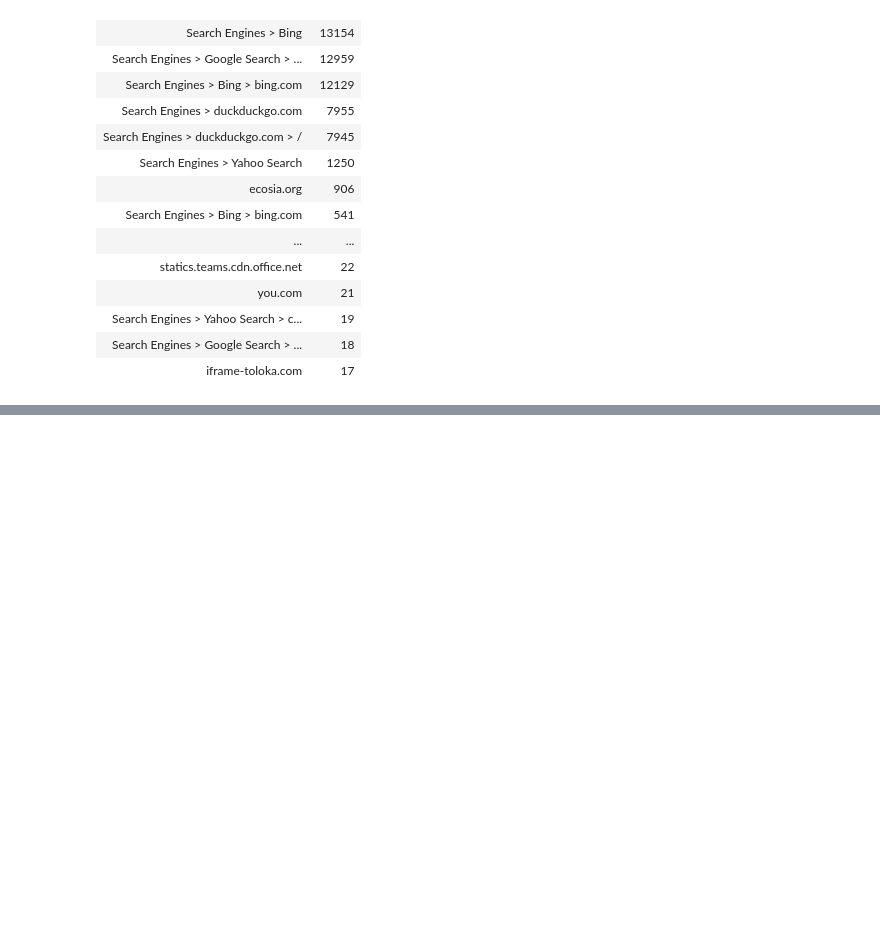
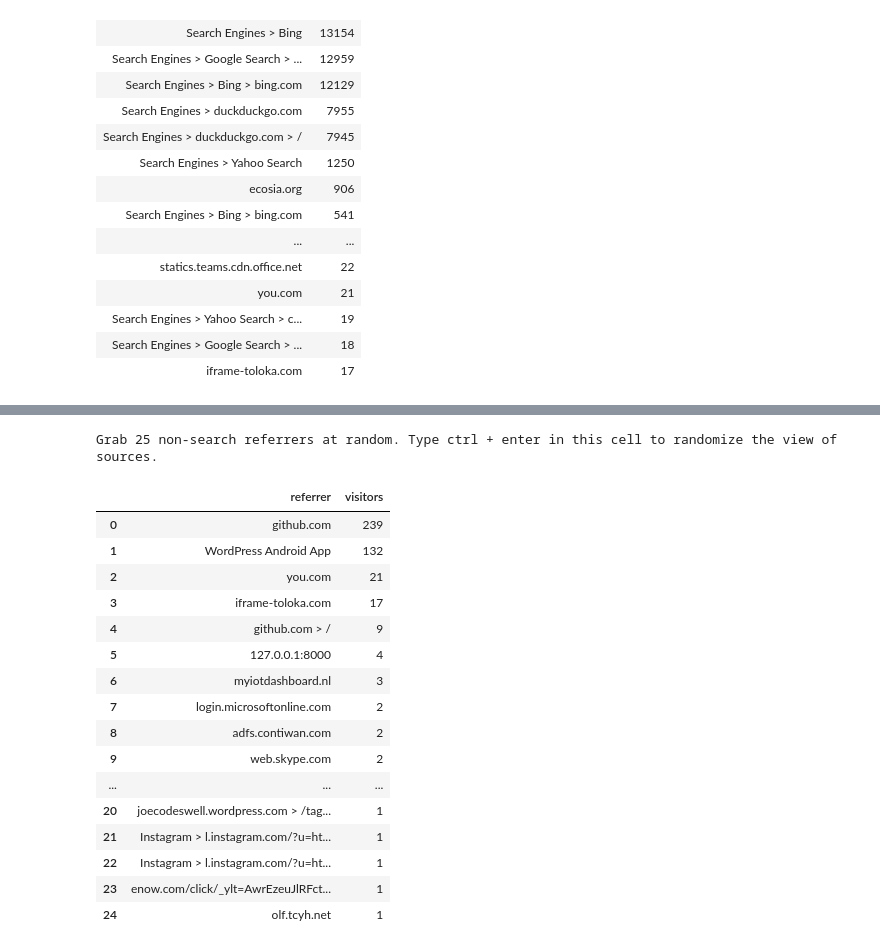
Before and after one commit to erickbytes/lofipy, a Jupyter notebook: Python Blog Referrers.ipynb, the cells around one changed output, grey strips where cells are left out. Cells and saved outputs as stored; diff of their text form; code cells hidden in the pictures; blank space fills up the shorter version.

```diff
--- a/Python Blog Referrers.ipynb
+++ b/Python Blog Referrers.ipynb
@@ -116,0 +127,24 @@ nonsearch_referrals.nlargest(50, "visitors").reset_index(drop=True)
+# %%
+print("Grab 25 non-search referrers at random. Type ctrl + enter in this cell to randomize the view of sources.")
+nonsearch_referrals.sample(n=25).sort_values(
+    by="visitors", ascending=False
+).reset_index(drop=True)
+# %% [output]
+Grab 25 non-search referrers at random. Type ctrl + enter in this cell to randomize the view of sources.
+|  | referrer | visitors |
+| 0 | github.com | 239 |
+| 1 | WordPress Android App | 132 |
+| 2 | you.com | 21 |
+| 3 | iframe-toloka.com | 17 |
+| 4 | github.com > / | 9 |
+| 5 | 127.0.0.1:8000 | 4 |
+| 6 | myiotdashboard.nl | 3 |
+| 7 | login.microsoftonline.com | 2 |
+| 8 | adfs.contiwan.com | 2 |
+| 9 | web.skype.com | 2 |
+| ... | ... | ... |
+| 20 | joecodeswell.wordpress.com > /tag... | 1 |
+| 21 | Instagram > l.instagram.com/?u=ht... | 1 |
+| 22 | Instagram > l.instagram.com/?u=ht... | 1 |
+| 23 | enow.com/click/_ylt=AwrEzeuJlRFct... | 1 |
+| 24 | olf.tcyh.net | 1 |
```
Also changed, not shown: parts of 3 cells of this notebook, 1 other file.
